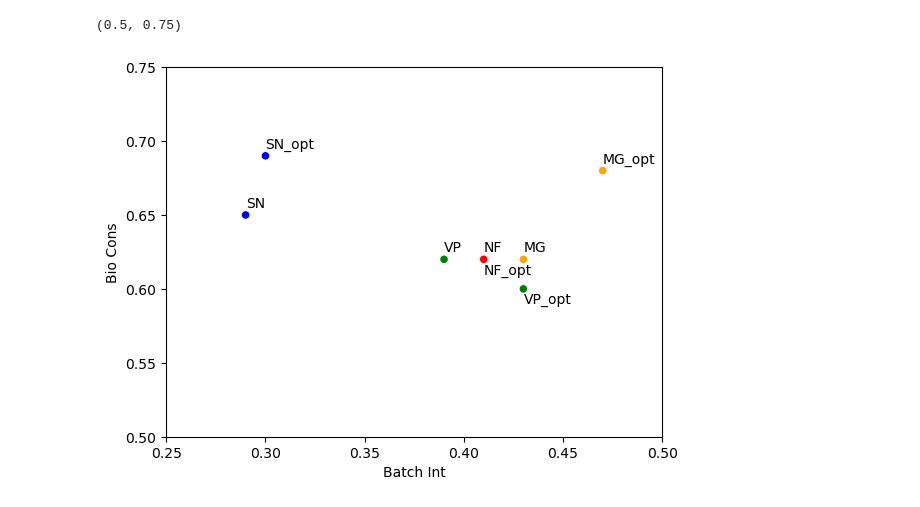
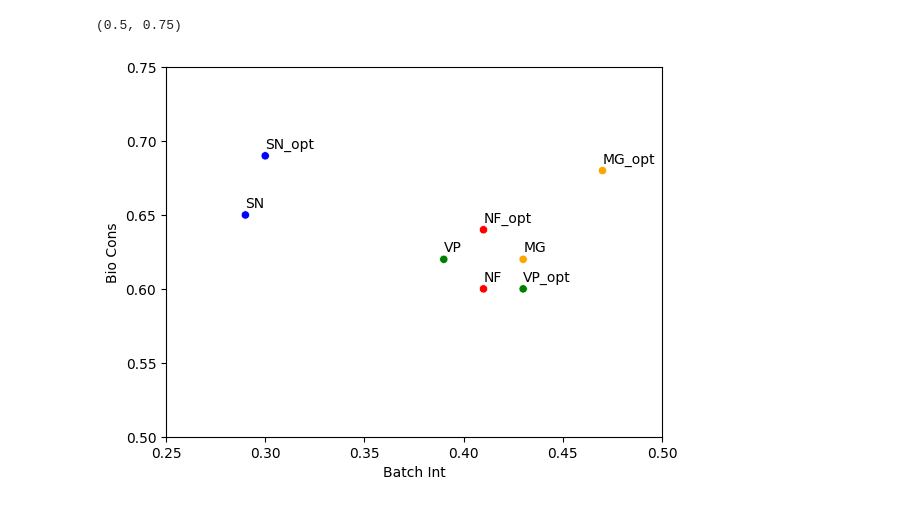
Before and after one commit to LeanderDiazBone/BachelorThesis, a Jupyter notebook: Visualization/result_conclusion.ipynb, the cells around one changed output. Drawn from its saved outputs; the diff is of its cells as text; code cells hidden in the pictures.

Commit message:
Fixed Overview Visualization.

```diff
--- a/Visualization/result_conclusion.ipynb
+++ b/Visualization/result_conclusion.ipynb
@@ -14,8 +14,8 @@ colnames = ["Prior","Bio Cons","Batch Int","Total","Train Loss","Val Loss","Time
 col_to_name = dict(zip(cols, colnames))
 # %%
 prior = ["SN", "MG", "VP", "NF", "SN_opt", "MG_opt", "VP_opt", "NF_opt"]
-bio_cons = np.array([0.65,0.625,0.625,0.625,0.69,0.685,0.605,0.625])
-batch_int = np.array([0.2904,0.430,0.390,0.410,0.3,0.47,0.43,0.41])
+bio_cons = np.array([0.65,0.625,0.625,0.6,0.69,0.685,0.605,0.645])
+batch_int = np.array([0.29,0.43,0.39,0.41,0.3,0.47,0.43,0.41])
 total = (bio_cons+batch_int)/2
 train_loss = np.array([886,880,882,882,float("nan"),float("nan"),float("nan"),float("nan")])
 val_loss = np.array([891,900,911,885,float("nan"),float("nan"),float("nan"),float("nan")])
@@ -139,0 +140,6 @@ table = Table(
+# %%
+priorold = df.index.tolist()
+for i in range(len(priorold)):
+    priorold[i] = priorold[i][0:2]
+df['PriorOld'] = priorold
+df['Prior'] = df.index.tolist()
@@ -140,18 +159,18 @@ table = Table(
 # %%
 import seaborn as sns
 import matplotlib.pyplot as plt
 import seaborn.objects as so
 
 plot = sns.scatterplot(data=df, x="Batch Int", y="Bio Cons",hue="PriorOld",color="PriorOld",legend=None,palette=["orange","red","green","blue"])
 ind = df.index.tolist()
-up = [True, True, True, False, False, True, True, True]
+up = [True, True, True, True, True, True, True, True]
 for i in range(df.shape[0]):
     if up[i]:
         plt.annotate(df["Prior"][i],(df["Batch Int"][i],df["Bio Cons"][i]+0.005))
     else:
         plt.annotate(df["Prior"][i],(df["Batch Int"][i],df["Bio Cons"][i]-0.01))
 plot.set_xlim(0.25,0.5)
 plot.set_ylim(0.5,0.75)
 # %% [output]
 (0.5, 0.75)
-[figure, old version]
+[figure, new version]
```
Also changed, not shown: parts of 2 cells of this notebook, 7 other files.
